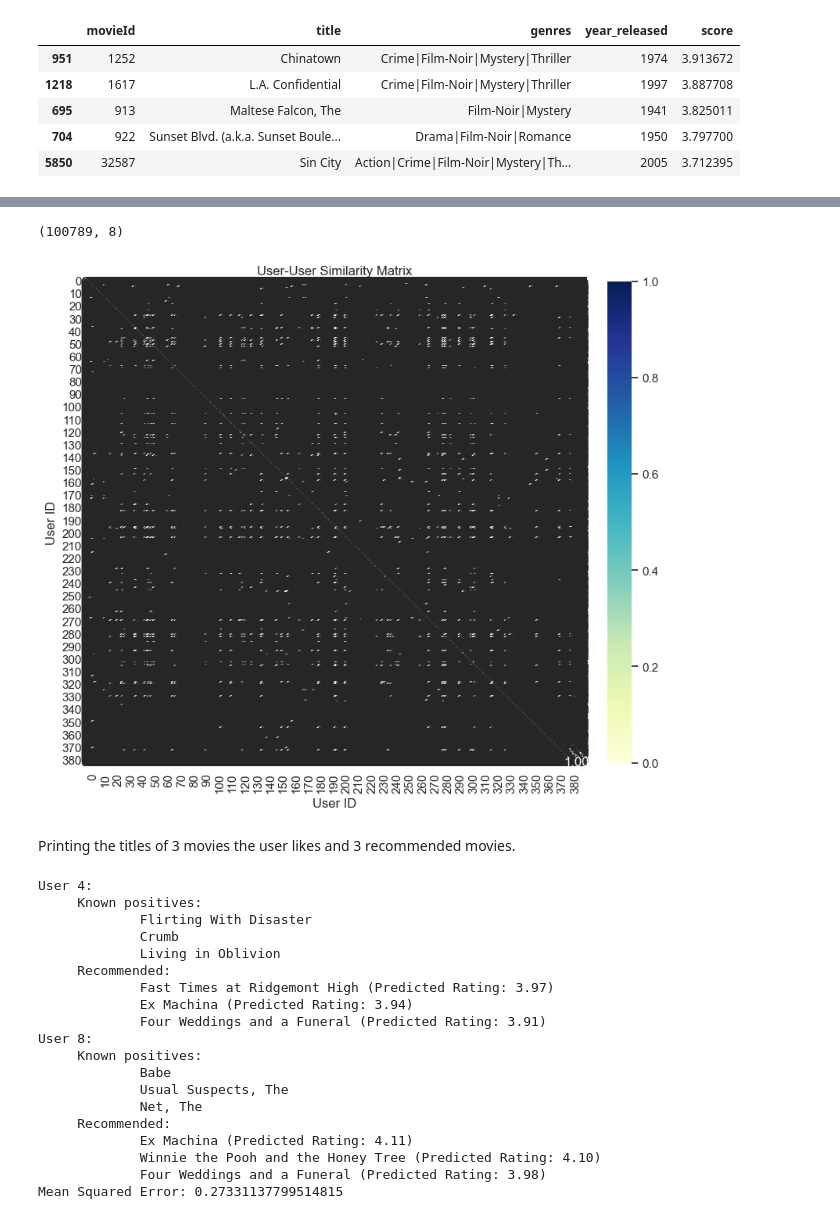
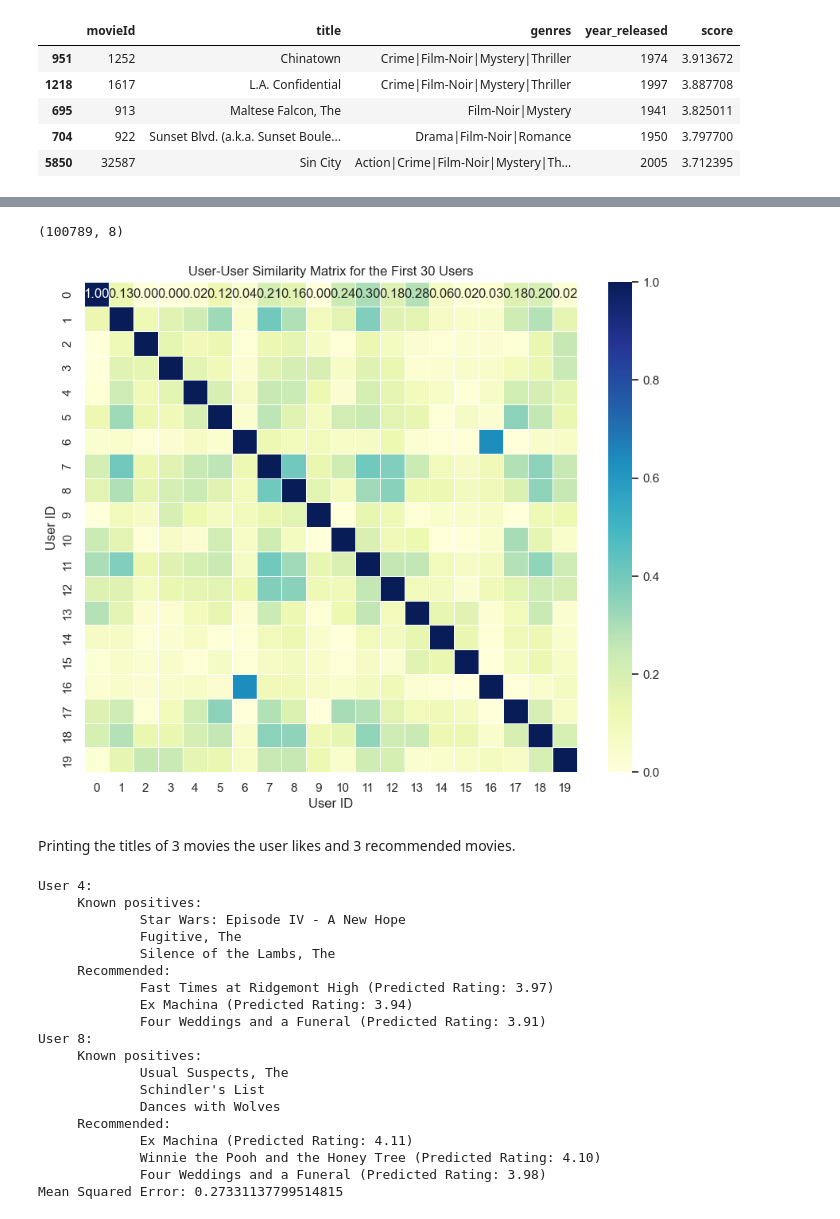
Before and after one commit to Toebzy/Recommendation-System, a Jupyter notebook: Exam/Exam.ipynb, the cells around one changed output, grey strips where cells are left out. Drawn from its saved outputs; the diff is of its cells as text; code cells hidden in the pictures.

```diff
--- a/Exam/Exam.ipynb
+++ b/Exam/Exam.ipynb
@@ -828,43 +818,42 @@ class CollaborativeFilteringRecommender:
         # Compute user-user similarity matrix using cosine similarity
         self.user_similarity = cosine_similarity(train_data)
         plt.figure(figsize=(10, 8))
-        sns.heatmap(self.user_similarity, cmap="YlGnBu", annot=True, fmt=".2f", linewidths=.5)
-        # Set plot labels and title
+        subset_similarity_matrix = self.user_similarity[:20, :20]
+
+        sns.heatmap(subset_similarity_matrix, cmap="YlGnBu", annot=True, fmt=".2f", linewidths=.5)
         plt.xlabel("User ID")
         plt.ylabel("User ID")
-        plt.title("User-User Similarity Matrix")
-
-        # Display the plot
+        plt.title("User-User Similarity Matrix for the First 30 Users")
         plt.show()
 
     def predict(self, user_indices, train_data):
         # Compute weighted average of ratings from similar users for each user index
         recommendations = []
         for user_index in user_indices:
             user_sim_scores = self.user_similarity[user_index]
             top_sim_users = np.argsort(user_sim_scores)[-self.n_neighbors - 1:-1]  # Exclude the user itself
 
             user_ratings = train_data[top_sim_users, :]
             user_sim_scores = user_sim_scores[top_sim_users]
 
             # Weighted average of ratings from similar users
             pred_ratings = np.dot(user_sim_scores, user_ratings) / np.sum(user_sim_scores)
             recommendations.append(pred_ratings)
 
         return recommendations
 
 # Instantiate the recommender system
 recommender = CollaborativeFilteringRecommender(n_neighbors=60)
 
 # Train the recommender system
 recommender.fit(data)
 
 # Make recommendations for specified user indices
 user_indices = [4,8]
 recommendations = recommender.predict(user_indices, data)
 # %% [output]
 (100789, 8)
-[figure, old version]
+[figure, new version]
 # %% [markdown]
 Printing the titles of 3 movies the user likes and 3 recommended movies.
 # %%
@@ -891,18 +880,18 @@ print("Mean Squared Error:", mse)
 # %% [output]
 User 4:
      Known positives:
-             Flirting With Disaster
-             Crumb
-             Living in Oblivion
+             Star Wars: Episode IV - A New Hope
+             Fugitive, The
+             Silence of the Lambs, The
      Recommended:
              Fast Times at Ridgemont High (Predicted Rating: 3.97)
              Ex Machina (Predicted Rating: 3.94)
              Four Weddings and a Funeral (Predicted Rating: 3.91)
 User 8:
      Known positives:
-             Babe
              Usual Suspects, The
-             Net, The
+             Schindler's List
+             Dances with Wolves
      Recommended:
              Ex Machina (Predicted Rating: 4.11)
              Winnie the Pooh and the Honey Tree (Predicted Rating: 4.10)
```
Also changed, not shown: parts of 28 cells of this notebook.
